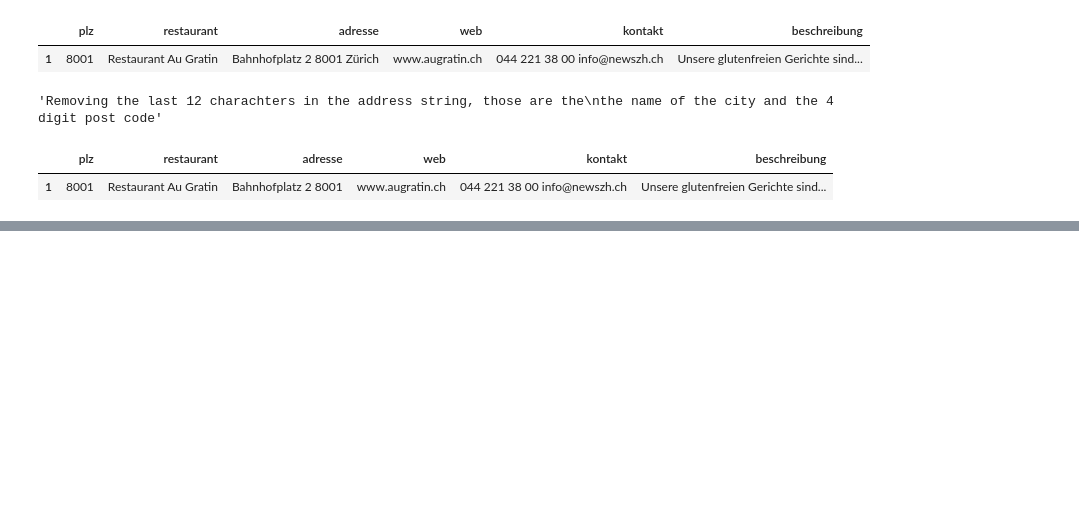
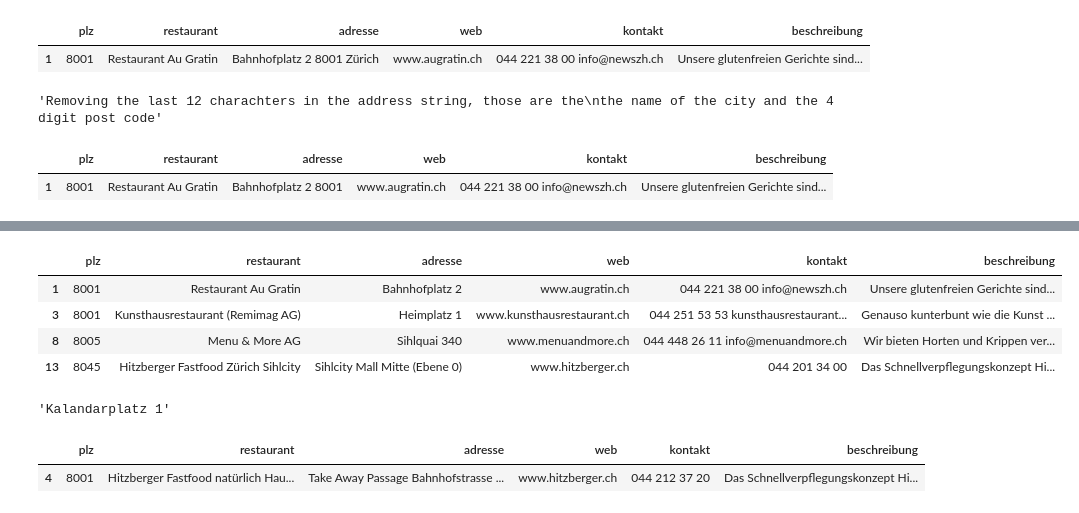
Before and after one commit to CristianRavalli/20220921_zoeliakie, a Jupyter notebook: Cleaning_Zoeliakie.ipynb, the cells around one changed output, grey strips where cells are left out. Cells and saved outputs as stored; diff of their text form; code cells hidden in the pictures; blank space fills up the shorter version.

```diff
--- a/Cleaning_Zoeliakie.ipynb
+++ b/Cleaning_Zoeliakie.ipynb
@@ -126,0 +148,10 @@ mdf.sample(3)
+# %%
+# Find address columns not containing 'strasse'
+mdf_ns = mdf[~mdf['adresse'].str.contains('strasse')]
+mdf_ns
+# %% [output]
+|  | plz | restaurant | adresse | web | kontakt | beschreibung |
+| 1 | 8001 | Restaurant Au Gratin | Bahnhofplatz 2 | www.augratin.ch | 044 221 38 00 info@newszh.ch | Unsere glutenfreien Gerichte sind... |
+| 3 | 8001 | Kunsthausrestaurant (Remimag AG) | Heimplatz 1 | www.kunsthausrestaurant.ch | 044 251 53 53 kunsthausrestaurant... | Genauso kunterbunt wie die Kunst ... |
+| 8 | 8005 | Menu & More AG | Sihlquai 340 | www.menuandmore.ch | 044 448 26 11 info@menuandmore.ch | Wir bieten Horten und Krippen ver... |
+| 13 | 8045 | Hitzberger Fastfood Zürich Sihlcity | Sihlcity Mall Mitte (Ebene 0) | www.hitzberger.ch | 044 201 34 00 | Das Schnellverpflegungskonzept Hi... |
@@ -126,0 +161,11 @@ mdf.sample(3)
+# %%
+# Verify change
+mdf.loc[13,'adresse']
+# %% [output]
+'Kalandarplatz 1'
+# %%
+# Using regex to find adresse inputs without street numbers
+mdf[~mdf['adresse'].str.contains('\\d', regex=True)]
+# %% [output]
+|  | plz | restaurant | adresse | web | kontakt | beschreibung |
+| 4 | 8001 | Hitzberger Fastfood natürlich Hau... | Take Away Passage Bahnhofstrasse ... | www.hitzberger.ch | 044 212 37 20 | Das Schnellverpflegungskonzept Hi... |
```
Also changed, not shown: parts of 5 cells of this notebook.
